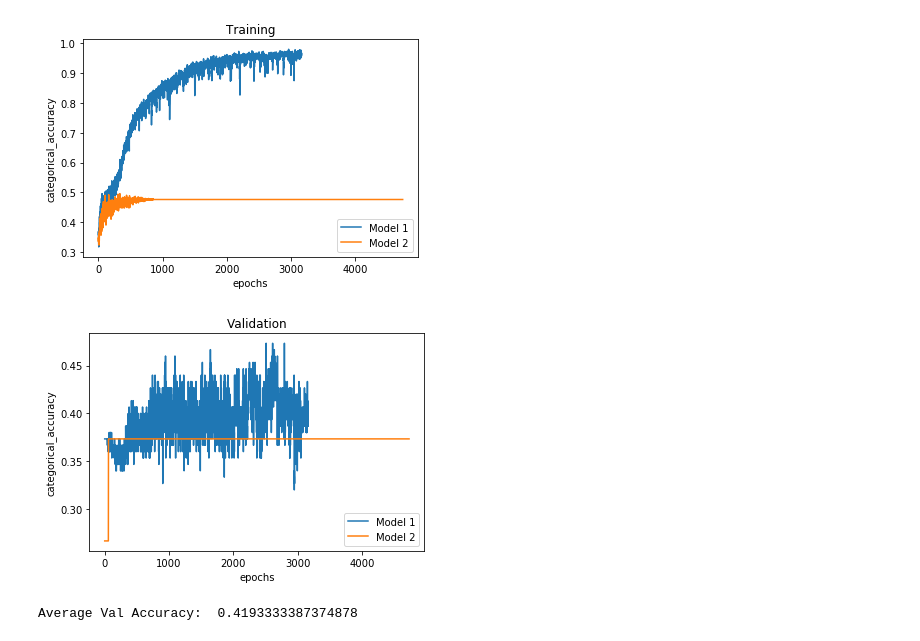
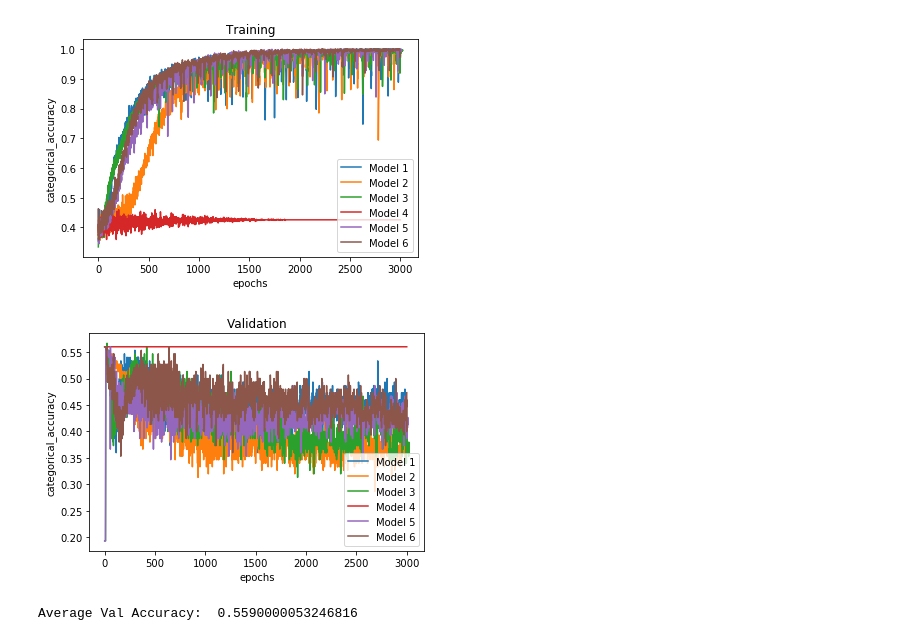
Before and after one commit to RezaTorbati/HonorsThesis, a Jupyter notebook: post.ipynb, the cells around one changed output. Saved outputs shown, nothing was run; the diff lists cells and outputs as text; code cells hidden in the pictures.

```diff
--- a/post.ipynb
+++ b/post.ipynb
@@ -1,9 +1,9 @@
 # %%
 import post
 # %%
-post.visualizeExperiment('results', '3t*.pkl')
+post.visualizeExperiment('results', '3*.pkl')
 # %% [output]
-[figure, old version]
+[figure, new version]
-[figure, old version]
+[figure, new version]
-Average Val Accuracy:  0.4193333387374878
+Average Val Accuracy:  0.5590000053246816
 # %%
```
Also changed, not shown: parts of 1 cell of this notebook, 1 other file.
